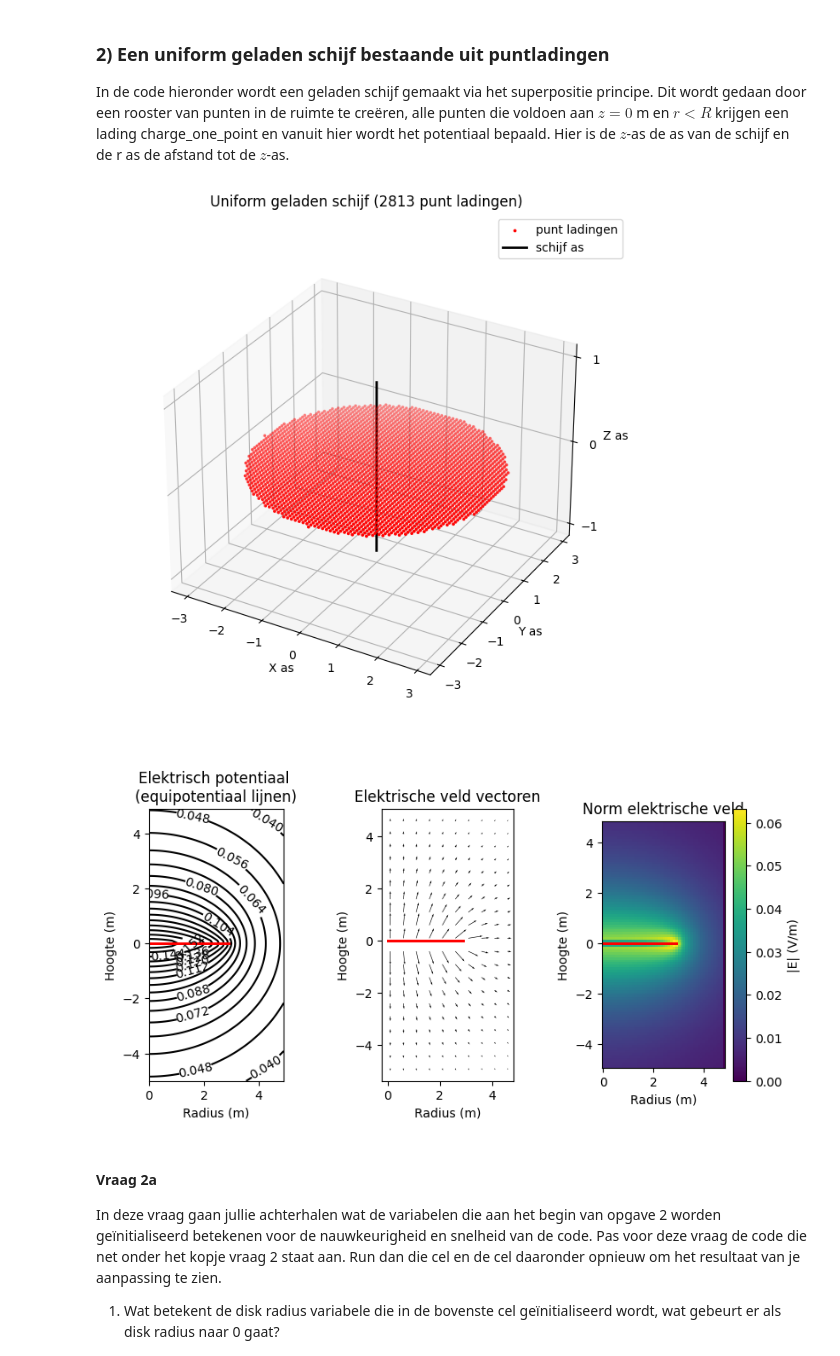
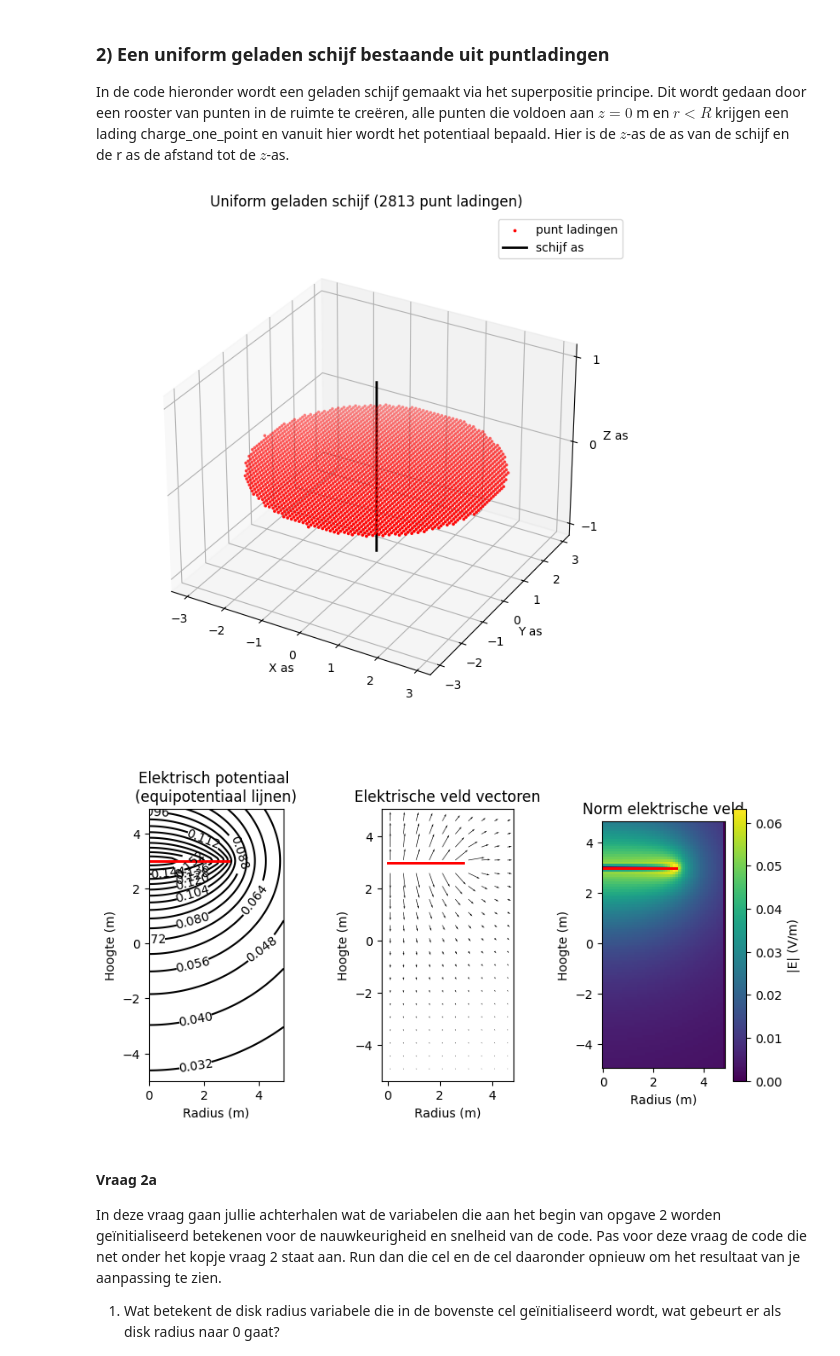
Before and after one commit to SybrenK07/opdrachten-DEF-D, a Jupyter notebook: DigitaleOntwerpopdrachten/1CondensatorOpdracht/CondensatorOntwerpopdracht.ipynb, the cells around one changed output. Drawn from its saved outputs; the diff is of its cells as text; code cells hidden in the pictures.

```diff
--- a/DigitaleOntwerpopdrachten/1CondensatorOpdracht/CondensatorOntwerpopdracht.ipynb
+++ b/DigitaleOntwerpopdrachten/1CondensatorOpdracht/CondensatorOntwerpopdracht.ipynb
@@ -110,21 +110,21 @@ inter_charge_distance = grid_step  # (m) afstand tussen punt ladingen
 # %%
 # Kies uit deze cel een van de variabelen en verander die in de cel hierboven pas deze cel zelf niet aan.
 r, z, B = initialize_plane_grid_for_uniformly_charged_disk(height_domain, width_domain, grid_step)
 
 idx_z_zero = np.where(abs(z) < 1e-10)[0]
-z_coord_DISK = 0  # (m) positie van de schijf op de z-as
+z_coord_DISK = 3  # (m) positie van de schijf op de z-as
 inter_charge_distance = grid_step  # (m) afstand tussen punt ladingen
 
 V, number_point_charges_on_disk = calculate_V_disk_at_origin_uniform_surface_charge_density(z_coord_DISK, charge_one_point, disk_radius, inter_charge_distance, r, z)
 Er, Ez, normE = compute_E_disk(V, B, grid_step)  # gebruik de centered finite-difference method
 
 r_for_E = r[1:-1]  # de centered finite-difference method kan E niet berekenen op het allereerste en allerlaatste gridpunt in de r-dimensie
 z_for_E = z[1:-1]  # de centered finite-difference method kan E niet berekenen op het allereerste en allerlaatste gridpunt in de z-dimensie
 
 plot_results_disk(Ez, Er, normE, V, r, z, grid_step, disk_radius, z_coord_DISK, z_coord_DISK)
 # %% [output]
 [figure]
-[figure, old version]
+[figure, new version]
 # %% [markdown]
 #### Vraag 2a
 
```
Also changed, not shown: parts of 1 cell of this notebook.
